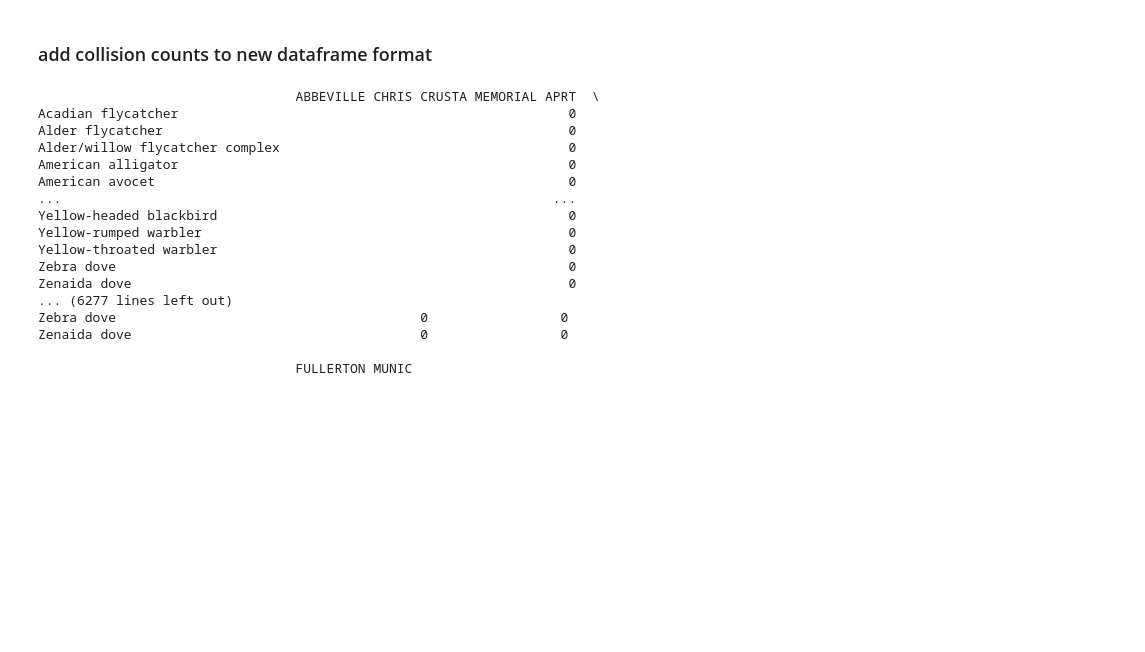
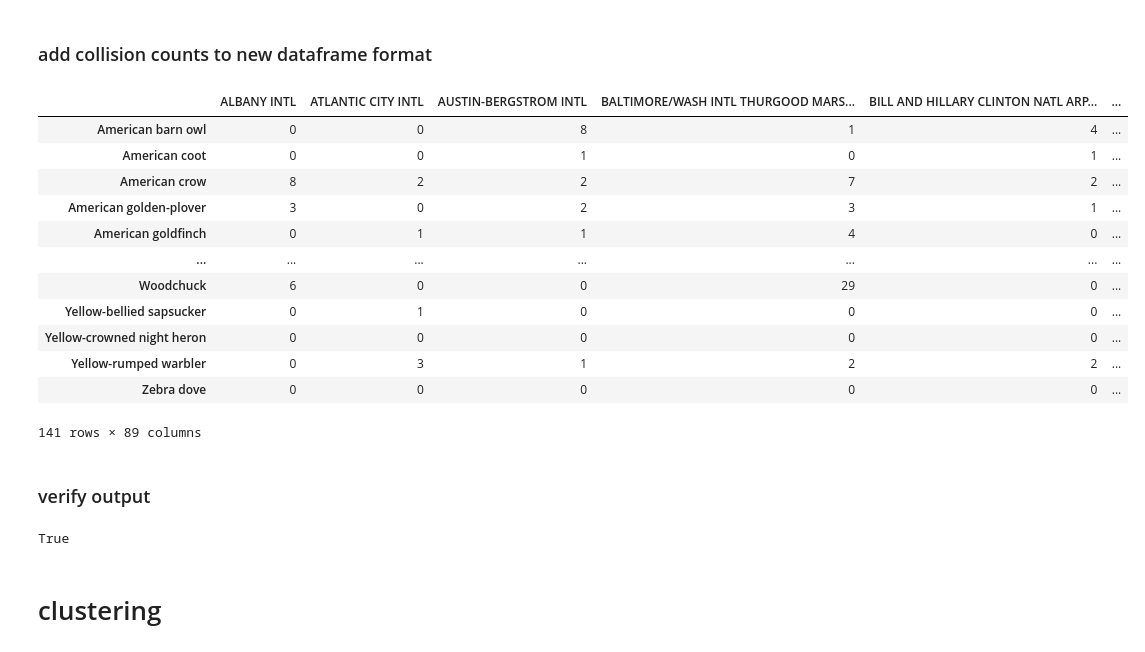
Before and after one commit to green-638/inst414-semester-project, a Jupyter notebook: semester_project.ipynb, the cells around one changed output. Cells and saved outputs as stored; diff of their text form; code cells hidden in the pictures; blank space fills up the shorter version.

```diff
--- a/semester_project.ipynb
+++ b/semester_project.ipynb
@@ -72,33 +118,39 @@ collisions_df
 # %%
 # create lists of unique species names and airport names
 unique_sp = sorted(list(set(species)))
 unique_air = sorted(list(set(airports)))
 
 # create list of collision count lists
-counts = []
+counts_list = []
 for sp in unique_sp:
-    sp_filter = collisions_df[collisions_df['Species'] == sp]
-    counts.append(sp_filter['Count'].tolist())
+    sp_filter = counts_df[counts_df['Species'] == sp]
+    counts_list.append(sp_filter['Count'].tolist())
 
 # create new dataframe format
-collisions_df = pd.DataFrame(counts, columns=unique_air, index=unique_sp)
-pd.options.display.max_columns = None
+collisions_df = pd.DataFrame(counts_list, columns=unique_air, index=unique_sp)
 collisions_df
 # %% [output]
+|  | ALBANY INTL | ATLANTIC CITY INTL | AUSTIN-BERGSTROM INTL | BALTIMORE/WASH INTL THURGOOD MARS... | BILL AND HILLARY CLINTON NATL ARP... | ... |
+| American barn owl | 0 | 0 | 8 | 1 | 4 | ... |
+| American coot | 0 | 0 | 1 | 0 | 1 | ... |
+| American crow | 8 | 2 | 2 | 7 | 2 | ... |
+| American golden-plover | 3 | 0 | 2 | 3 | 1 | ... |
+| American goldfinch | 0 | 1 | 1 | 4 | 0 | ... |
+| ... | ... | ... | ... | ... | ... | ... |
+| Woodchuck | 6 | 0 | 0 | 29 | 0 | ... |
+| Yellow-bellied sapsucker | 0 | 1 | 0 | 0 | 0 | ... |
+| Yellow-crowned night heron | 0 | 0 | 0 | 0 | 0 | ... |
+| Yellow-rumped warbler | 0 | 3 | 1 | 2 | 2 | ... |
+| Zebra dove | 0 | 0 | 0 | 0 | 0 | ... |
-                                 ABBEVILLE CHRIS CRUSTA MEMORIAL APRT  \
-Acadian flycatcher                                                  0
-Alder flycatcher                                                    0
-Alder/willow flycatcher complex                                     0
-American alligator                                                  0
-American avocet                                                     0
-...                                                               ...
-Yellow-headed blackbird                                             0
-Yellow-rumped warbler                                               0
-Yellow-throated warbler                                             0
-Zebra dove                                                          0
-Zenaida dove                                                        0
-... (6277 lines left out)
-Zebra dove                                       0                 0
-Zenaida dove                                     0                 0
-
-                                 FULLERTON MUNIC
+141 rows × 89 columns
+# %% [markdown]
+### verify output
+# %%
+# compare sum of collisions from counts_df and collisions_df
+counts_1 = counts_df.groupby('Species')['Count'].sum().values.tolist()
+counts_2 = collisions_df.sum(axis=1).values.tolist()
+counts_1 == counts_2
+# %% [output]
+True
+# %% [markdown]
+# clustering
```
Also changed, not shown: parts of 11 cells of this notebook.
